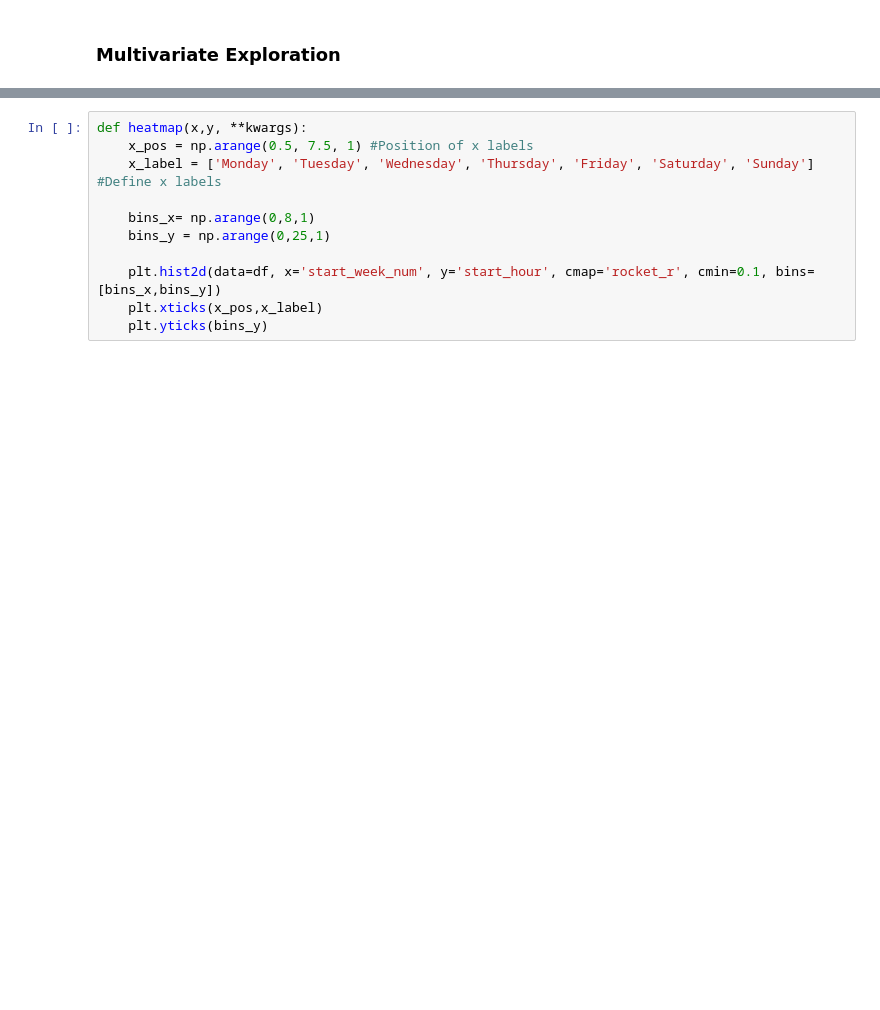
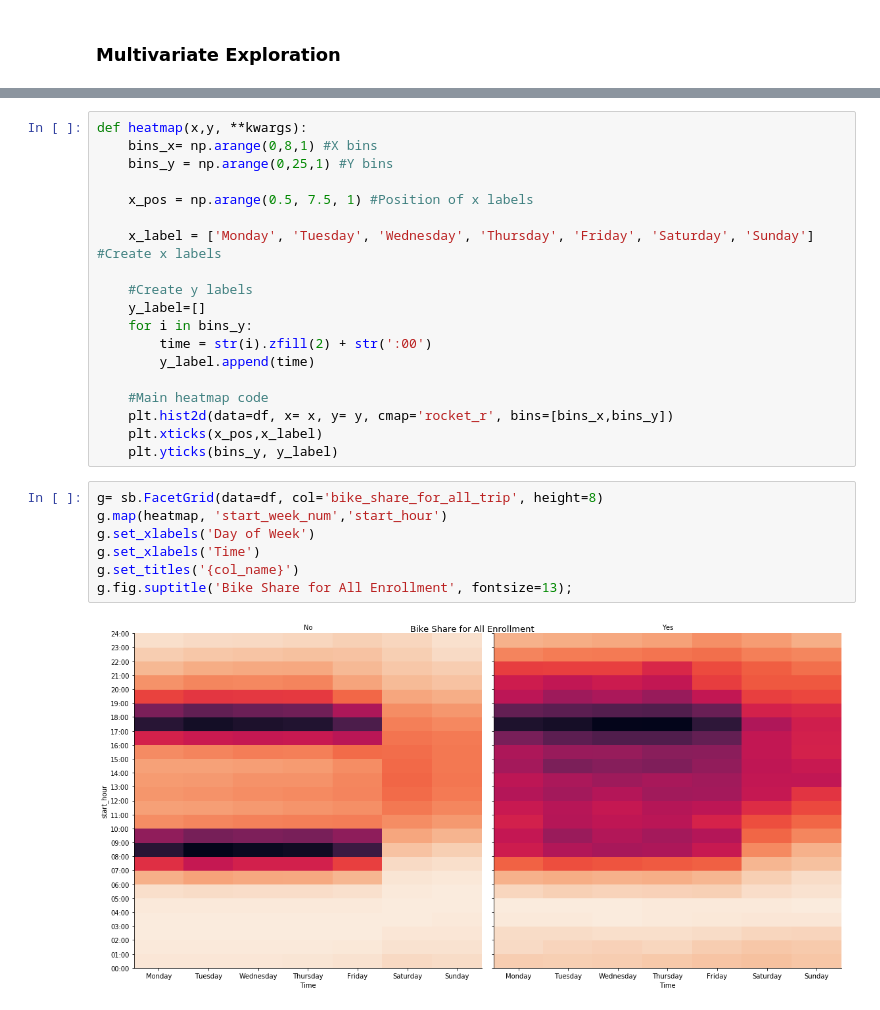
Before and after one commit to sclkan/Lyft-Analysis, a Jupyter notebook: lyft_baywheels_analysis.ipynb, the cells around one changed output, grey strips where cells are left out. Saved outputs shown, nothing was run; the diff lists cells and outputs as text; blank space fills up the shorter version.

```diff
--- a/lyft_baywheels_analysis.ipynb
+++ b/lyft_baywheels_analysis.ipynb
@@ -492,11 +498,28 @@ ax[1].legend(loc=1);
 # %%
 def heatmap(x,y, **kwargs):
+    bins_x= np.arange(0,8,1) #X bins
+    bins_y = np.arange(0,25,1) #Y bins
+
     x_pos = np.arange(0.5, 7.5, 1) #Position of x labels
-    x_label = ['Monday', 'Tuesday', 'Wednesday', 'Thursday', 'Friday', 'Saturday', 'Sunday'] #Define x labels
 
-    bins_x= np.arange(0,8,1)
-    bins_y = np.arange(0,25,1)
+    x_label = ['Monday', 'Tuesday', 'Wednesday', 'Thursday', 'Friday', 'Saturday', 'Sunday'] #Create x labels
 
-    plt.hist2d(data=df, x='start_week_num', y='start_hour', cmap='rocket_r', cmin=0.1, bins=[bins_x,bins_y])
+    #Create y labels
+    y_label=[]
+    for i in bins_y:
+        time = str(i).zfill(2) + str(':00')
+        y_label.append(time)
+
+    #Main heatmap code
+    plt.hist2d(data=df, x= x, y= y, cmap='rocket_r', bins=[bins_x,bins_y])
     plt.xticks(x_pos,x_label)
-    plt.yticks(bins_y)
+    plt.yticks(bins_y, y_label)
+# %%
+g= sb.FacetGrid(data=df, col='bike_share_for_all_trip', height=8)
+g.map(heatmap, 'start_week_num','start_hour')
+g.set_xlabels('Day of Week')
+g.set_xlabels('Time')
+g.set_titles('{col_name}')
+g.fig.suptitle('Bike Share for All Enrollment', fontsize=13);
+# %% [output]
+[figure, added]
```
Also changed, not shown: parts of 8 cells of this notebook.
